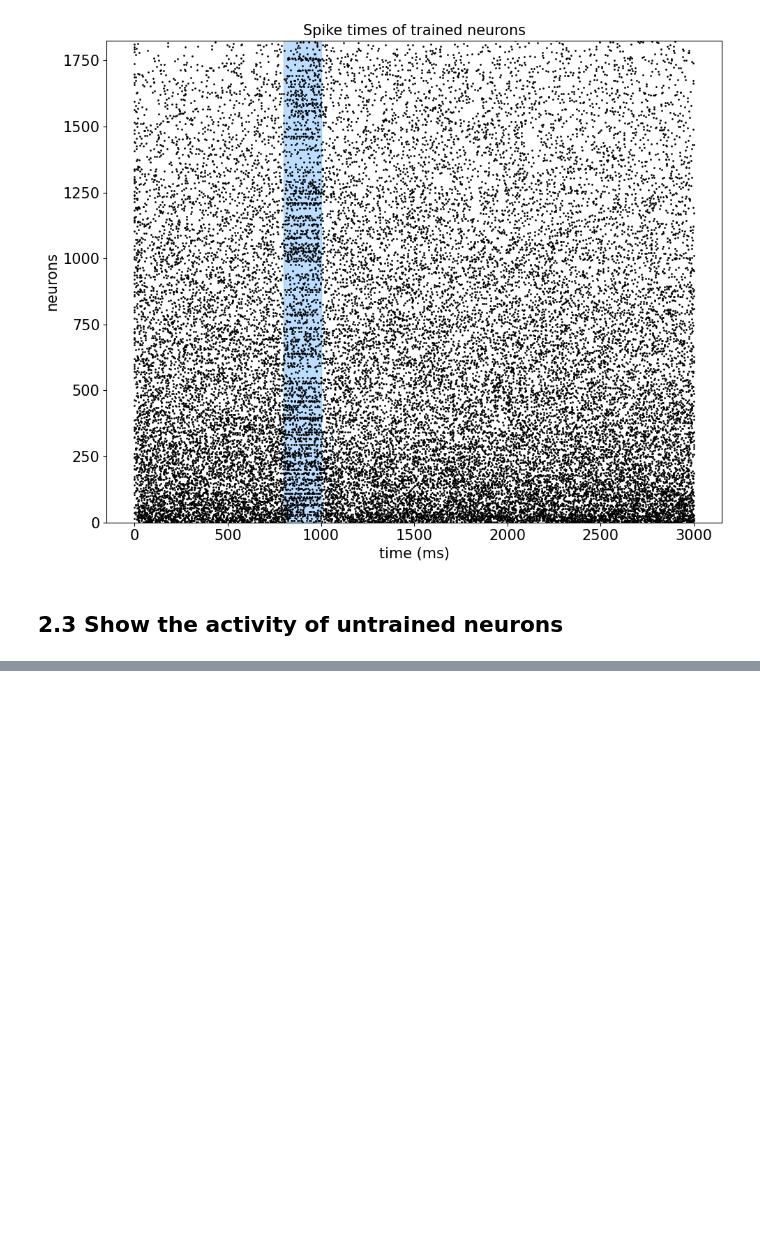
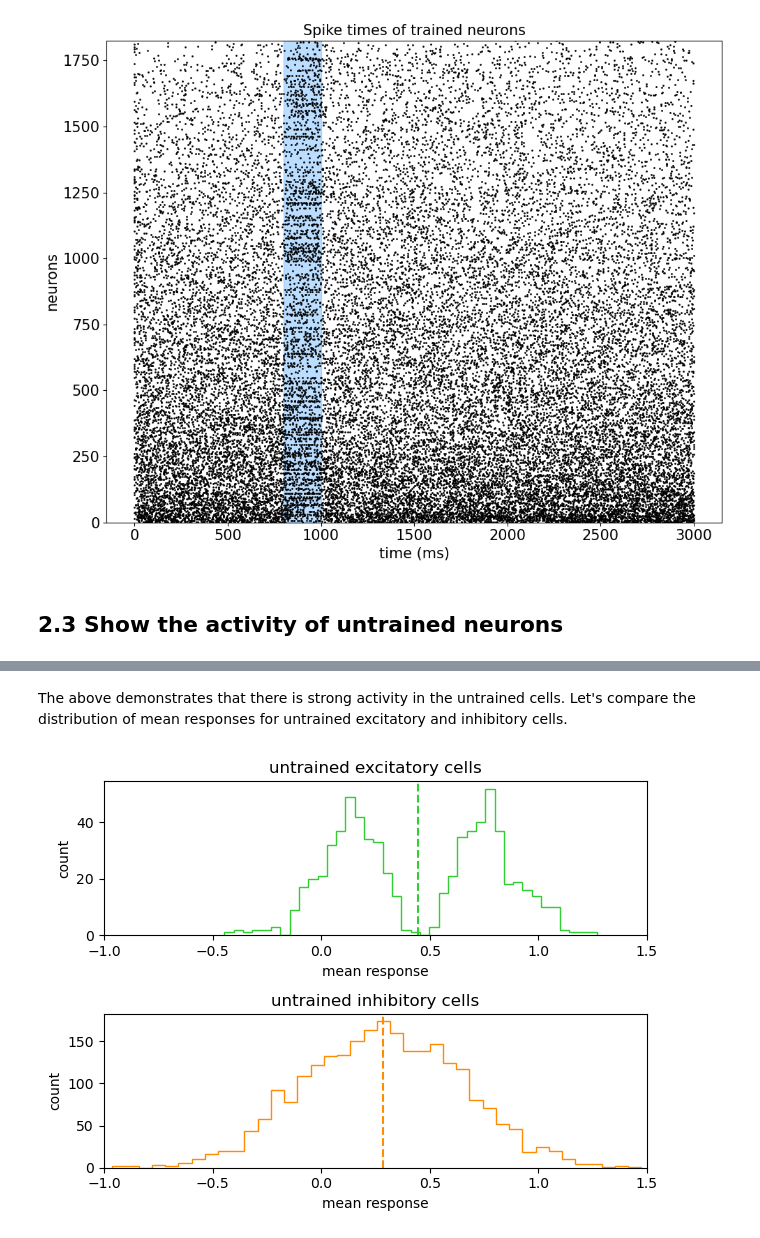
Before and after one commit to chrismkkim/TutorialCNS2025, a Jupyter notebook: part3_train_spiking_balanced.ipynb, the cells around one changed output, grey strips where cells are left out. Saved outputs shown, nothing was run; the diff lists cells and outputs as text; code cells hidden in the pictures; blank space fills up the shorter version.

```diff
--- a/part3_train_spiking_balanced.ipynb
+++ b/part3_train_spiking_balanced.ipynb
@@ -357,0 +439,27 @@ PyPlot.display_figs()
+# %% [markdown]
+The above demonstrates that there is strong activity in the untrained cells. Let's compare the distribution of mean responses for untrained excitatory and inhibitory cells.
+# %%
+# Plot the distribution of  mean activity for untrained E and I cells.
+untrained_E_resp = [x[2][1] for x in untrained_cells_sorted if x[1] <= p.Ne]
+untrained_I_resp = [x[2][1] for x in untrained_cells_sorted if x[1] > p.Ne]
+
+subplot(2, 1, 1)
+hist(untrained_E_resp, bins=40, histtype="step", color="limegreen")
+axvline(mean(untrained_E_resp), color="limegreen", linestyle="--") #indicates population average for E cells
+title("untrained excitatory cells")
+xlabel("mean response")
+ylabel("count")
+xlim(-1,1.5)
+
+subplot(2, 1, 2)
+hist(untrained_I_resp, bins=40, histtype="step", color="darkorange")
+axvline(mean(untrained_I_resp), color="darkorange", linestyle="--") #indicates population average for I cells
+title("untrained inhibitory cells")
+xlabel("mean response")
+ylabel("count")
+xlim(-1,1.5)
+
+tight_layout()
+show()
+# %% [output]
+[figure, added]
```
Also changed, not shown: parts of 19 cells of this notebook, 1 other file.
